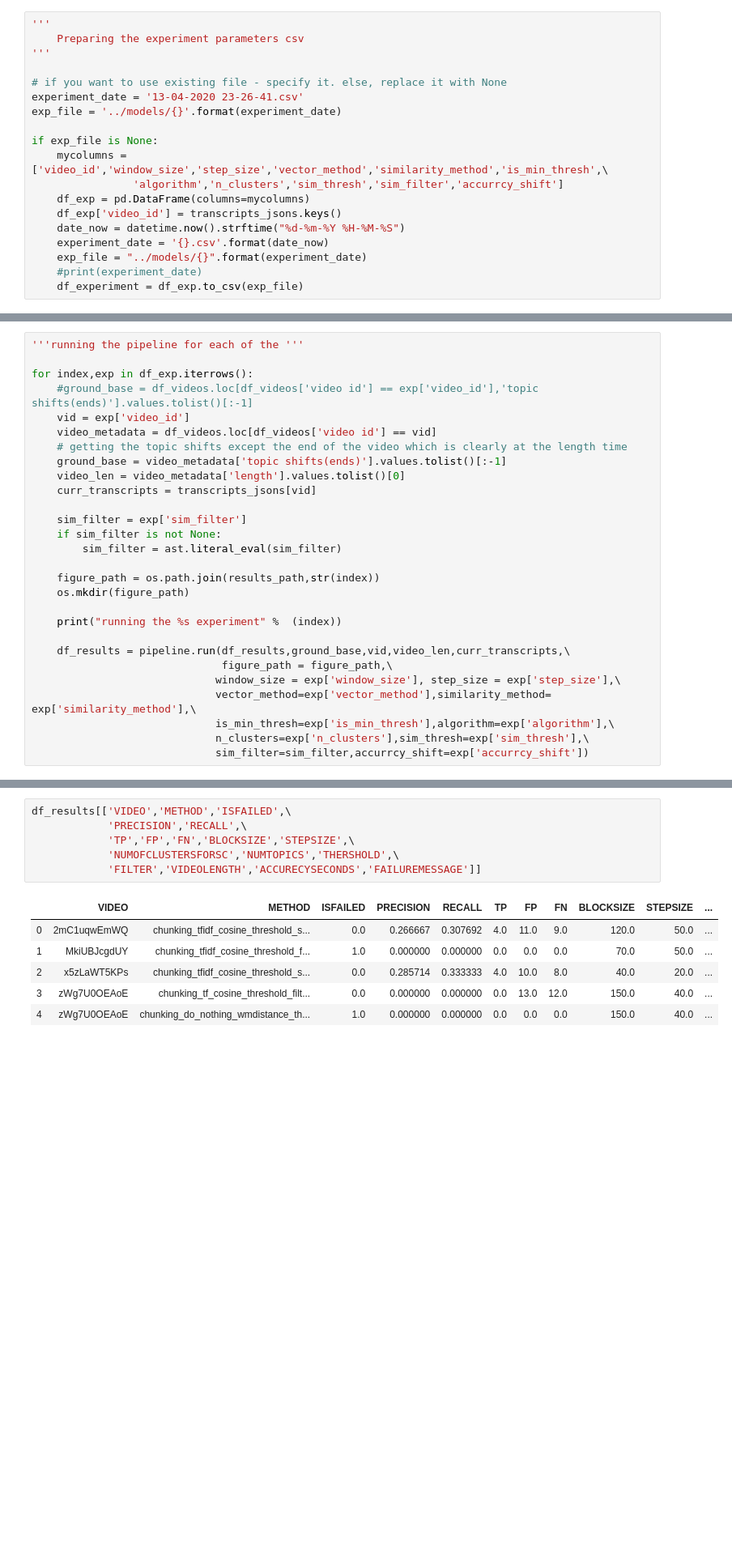
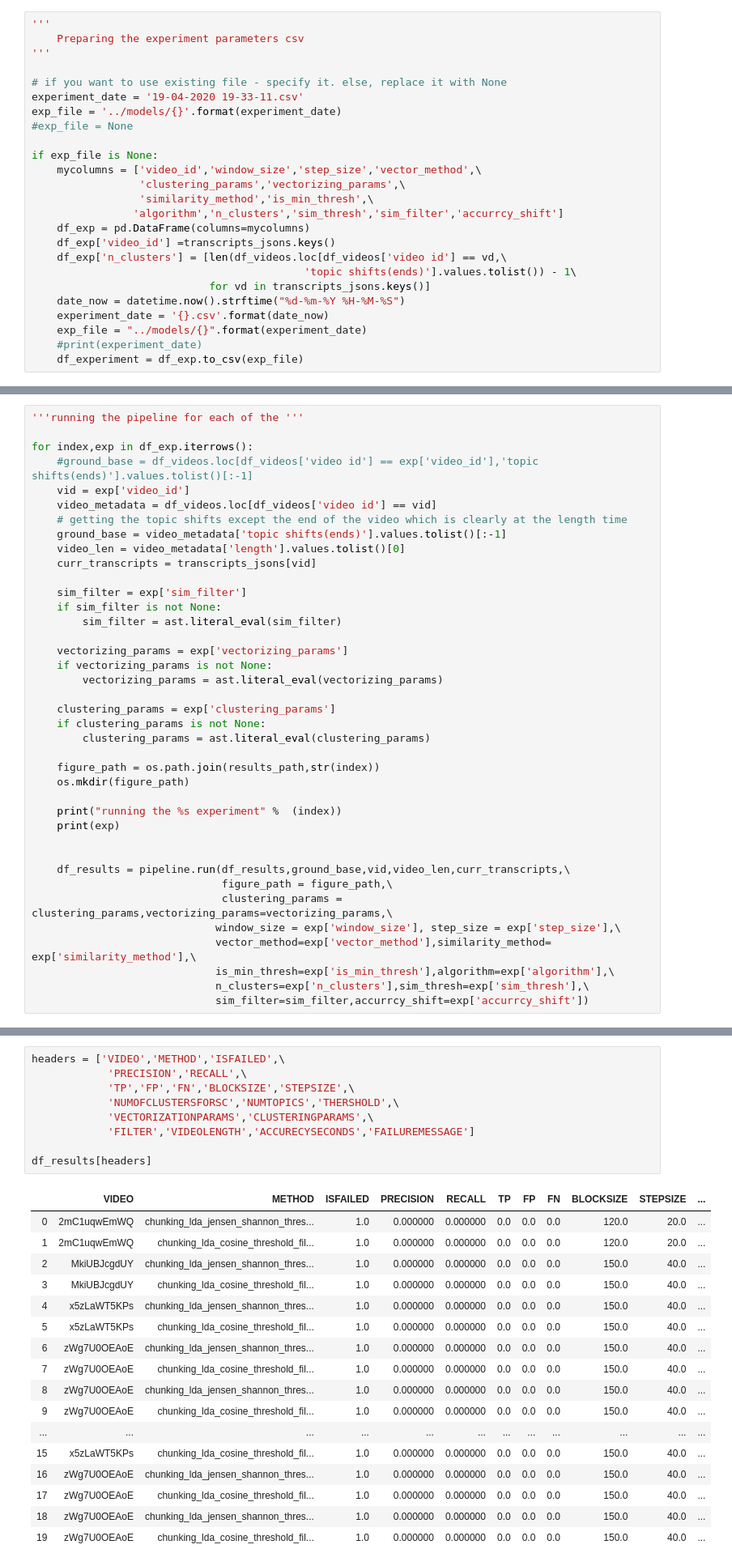
Before and after one commit to yanivohayon8/CLMN7-DSC-PROJECT, a Jupyter notebook: notebooks/1-yaniv-runpipeline.ipynb, the cells around one changed output, grey strips where cells are left out. Shown at 81% size. Cells and saved outputs as stored; diff of their text form; blank space fills up the shorter version.

```diff
--- a/notebooks/1-yaniv-runpipeline.ipynb
+++ b/notebooks/1-yaniv-runpipeline.ipynb
@@ -60,14 +54,20 @@ for video_id in transcripts_jsons.keys():
 '''
 
 # if you want to use existing file - specify it. else, replace it with None
-experiment_date = '13-04-2020 23-26-41.csv'
+experiment_date = '19-04-2020 19-33-11.csv'
 exp_file = '../models/{}'.format(experiment_date)
+#exp_file = None
 
 if exp_file is None:
-    mycolumns = ['video_id','window_size','step_size','vector_method','similarity_method','is_min_thresh',\
+    mycolumns = ['video_id','window_size','step_size','vector_method',\
+                 'clustering_params','vectorizing_params',\
+                 'similarity_method','is_min_thresh',\
                 'algorithm','n_clusters','sim_thresh','sim_filter','accurrcy_shift']
     df_exp = pd.DataFrame(columns=mycolumns)
-    df_exp['video_id'] = transcripts_jsons.keys()
+    df_exp['video_id'] =transcripts_jsons.keys()
+    df_exp['n_clusters'] = [len(df_videos.loc[df_videos['video id'] == vd,\
+                                           'topic shifts(ends)'].values.tolist()) - 1\
+                            for vd in transcripts_jsons.keys()]
     date_now = datetime.now().strftime("%d-%m-%Y %H-%M-%S")
     experiment_date = '{}.csv'.format(date_now)
     exp_file = "../models/{}".format(experiment_date)
@@ -120,13 +131,24 @@ for index,exp in df_exp.iterrows():
     if sim_filter is not None:
         sim_filter = ast.literal_eval(sim_filter)
 
+    vectorizing_params = exp['vectorizing_params']
+    if vectorizing_params is not None:
+        vectorizing_params = ast.literal_eval(vectorizing_params)
+
+    clustering_params = exp['clustering_params']
+    if clustering_params is not None:
+        clustering_params = ast.literal_eval(clustering_params)
+
     figure_path = os.path.join(results_path,str(index))
     os.mkdir(figure_path)
 
     print("running the %s experiment" %  (index))
+    print(exp)
+
 
     df_results = pipeline.run(df_results,ground_base,vid,video_len,curr_transcripts,\
                               figure_path = figure_path,\
+                              clustering_params = clustering_params,vectorizing_params=vectorizing_params,\
                              window_size = exp['window_size'], step_size = exp['step_size'],\
                              vector_method=exp['vector_method'],similarity_method= exp['similarity_method'],\
                              is_min_thresh=exp['is_min_thresh'],algorithm=exp['algorithm'],\
@@ -154,15 +235,29 @@ running the 3 experiment
 # %%
-df_results[['VIDEO','METHOD','ISFAILED',\
+headers = ['VIDEO','METHOD','ISFAILED',\
             'PRECISION','RECALL',\
             'TP','FP','FN','BLOCKSIZE','STEPSIZE',\
             'NUMOFCLUSTERSFORSC','NUMTOPICS','THERSHOLD',\
-            'FILTER','VIDEOLENGTH','ACCURECYSECONDS','FAILUREMESSAGE']]
+            'VECTORIZATIONPARAMS','CLUSTERINGPARAMS',\
+            'FILTER','VIDEOLENGTH','ACCURECYSECONDS','FAILUREMESSAGE']
+
+df_results[headers]
 # %% [output]
 |  | VIDEO | METHOD | ISFAILED | PRECISION | RECALL | TP | FP | FN | BLOCKSIZE | STEPSIZE | ... |
-| 0 | 2mC1uqwEmWQ | chunking_tfidf_cosine_threshold_s... | 0.0 | 0.266667 | 0.307692 | 4.0 | 11.0 | 9.0 | 120.0 | 50.0 | ... |
-| 1 | MkiUBJcgdUY | chunking_tfidf_cosine_threshold_f... | 1.0 | 0.000000 | 0.000000 | 0.0 | 0.0 | 0.0 | 70.0 | 50.0 | ... |
-| 2 | x5zLaWT5KPs | chunking_tfidf_cosine_threshold_s... | 0.0 | 0.285714 | 0.333333 | 4.0 | 10.0 | 8.0 | 40.0 | 20.0 | ... |
-| 3 | zWg7U0OEAoE | chunking_tf_cosine_threshold_filt... | 0.0 | 0.000000 | 0.000000 | 0.0 | 13.0 | 12.0 | 150.0 | 40.0 | ... |
-| 4 | zWg7U0OEAoE | chunking_do_nothing_wmdistance_th... | 1.0 | 0.000000 | 0.000000 | 0.0 | 0.0 | 0.0 | 150.0 | 40.0 | ... |
+| 0 | 2mC1uqwEmWQ | chunking_lda_jensen_shannon_thres... | 1.0 | 0.000000 | 0.000000 | 0.0 | 0.0 | 0.0 | 120.0 | 20.0 | ... |
+| 1 | 2mC1uqwEmWQ | chunking_lda_cosine_threshold_fil... | 1.0 | 0.000000 | 0.000000 | 0.0 | 0.0 | 0.0 | 120.0 | 20.0 | ... |
+| 2 | MkiUBJcgdUY | chunking_lda_jensen_shannon_thres... | 1.0 | 0.000000 | 0.000000 | 0.0 | 0.0 | 0.0 | 150.0 | 40.0 | ... |
+| 3 | MkiUBJcgdUY | chunking_lda_cosine_threshold_fil... | 1.0 | 0.000000 | 0.000000 | 0.0 | 0.0 | 0.0 | 150.0 | 40.0 | ... |
+| 4 | x5zLaWT5KPs | chunking_lda_jensen_shannon_thres... | 1.0 | 0.000000 | 0.000000 | 0.0 | 0.0 | 0.0 | 150.0 | 40.0 | ... |
+| 5 | x5zLaWT5KPs | chunking_lda_cosine_threshold_fil... | 1.0 | 0.000000 | 0.000000 | 0.0 | 0.0 | 0.0 | 150.0 | 40.0 | ... |
+| 6 | zWg7U0OEAoE | chunking_lda_jensen_shannon_thres... | 1.0 | 0.000000 | 0.000000 | 0.0 | 0.0 | 0.0 | 150.0 | 40.0 | ... |
+| 7 | zWg7U0OEAoE | chunking_lda_cosine_threshold_fil... | 1.0 | 0.000000 | 0.000000 | 0.0 | 0.0 | 0.0 | 150.0 | 40.0 | ... |
+| 8 | zWg7U0OEAoE | chunking_lda_jensen_shannon_thres... | 1.0 | 0.000000 | 0.000000 | 0.0 | 0.0 | 0.0 | 150.0 | 40.0 | ... |
+| 9 | zWg7U0OEAoE | chunking_lda_cosine_threshold_fil... | 1.0 | 0.000000 | 0.000000 | 0.0 | 0.0 | 0.0 | 150.0 | 40.0 | ... |
+| ... | ... | ... | ... | ... | ... | ... | ... | ... | ... | ... | ... |
+| 15 | x5zLaWT5KPs | chunking_lda_cosine_threshold_fil... | 1.0 | 0.000000 | 0.000000 | 0.0 | 0.0 | 0.0 | 150.0 | 40.0 | ... |
+| 16 | zWg7U0OEAoE | chunking_lda_jensen_shannon_thres... | 1.0 | 0.000000 | 0.000000 | 0.0 | 0.0 | 0.0 | 150.0 | 40.0 | ... |
+| 17 | zWg7U0OEAoE | chunking_lda_cosine_threshold_fil... | 1.0 | 0.000000 | 0.000000 | 0.0 | 0.0 | 0.0 | 150.0 | 40.0 | ... |
+| 18 | zWg7U0OEAoE | chunking_lda_jensen_shannon_thres... | 1.0 | 0.000000 | 0.000000 | 0.0 | 0.0 | 0.0 | 150.0 | 40.0 | ... |
+| 19 | zWg7U0OEAoE | chunking_lda_cosine_threshold_fil... | 1.0 | 0.000000 | 0.000000 | 0.0 | 0.0 | 0.0 | 150.0 | 40.0 | ... |
 # %%
 '''Save the results into file'''
```
Also changed, not shown: parts of 4 cells of this notebook, 16 other files.
